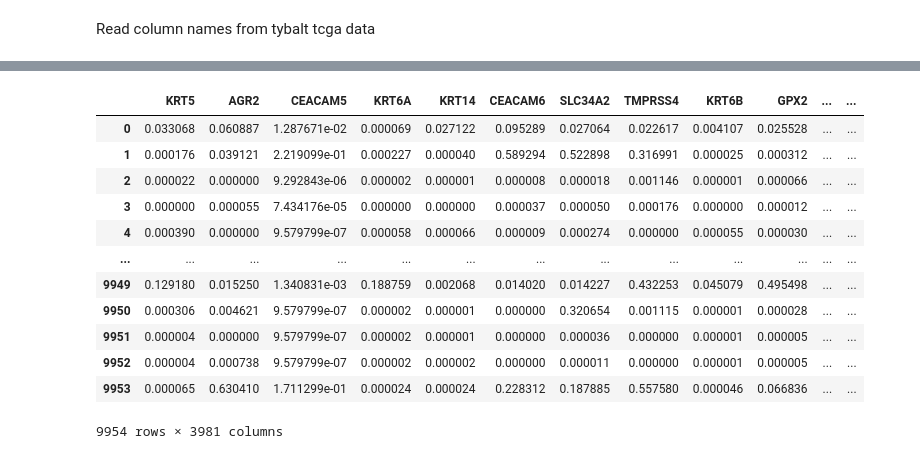
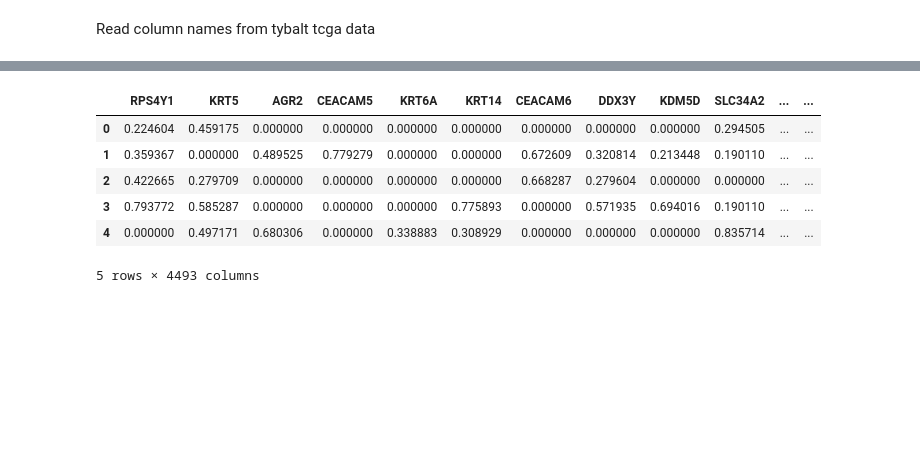
Before and after one commit to aschoudry/VAE_prject, a Jupyter notebook: data_preprocessing.ipynb, the cells around one changed output, grey strips where cells are left out. Drawn from its saved outputs; the diff is of its cells as text; code cells hidden in the pictures; blank space fills up the shorter version.

```diff
--- a/data_preprocessing.ipynb
+++ b/data_preprocessing.ipynb
@@ -43,0 +19,14 @@ gene_ids.head()
+# %%
+# Commit from https://github.com/cognoma/genes
+genes_commit = 'ad9631bb4e77e2cdc5413b0d77cb8f7e93fc5bee'
+# %%
+url = 'https://raw.githubusercontent.com/cognoma/genes/{}/data/genes.tsv'.format(genes_commit)
+gene_df = pd.read_table(url)
+
+# Only consider protein-coding genes
+gene_df = (
+    gene_df.query("gene_type == 'protein-coding'")
+)
+
+print(gene_df.shape)
+gene_df.head(2)
@@ -44,5 +38,5 @@ gene_ids.head()
 # %%
-gene_dict = {str(i):j for i,j in zip(gene_ids['entrezgene_id'],gene_ids['hgnc_symbol'])}
+gene_dict = {str(i):j for i,j in zip(gene_df['entrez_gene_id'], gene_df['symbol'])}
 # %%
 tcga_gene_column_ids = [i for i in tcga_df.columns[1:] if i in gene_dict.keys()]
 target_gene_column_ids = [i for i in target_df.columns[1:] if i in gene_dict.keys()]
@@ -86,4 +80,4 @@ tcga_df_sorted = np.log(tcga_df_sorted + 1)
 # %%
-target_df_sorted = target_df_sorted / target_df_sorted.std()
-target_df_sorted = np.log(target_df_sorted + 1)
+#target_df_sorted = target_df_sorted / target_df_sorted.std()
+#target_df_sorted = np.log(target_df_sorted + 1)
 # %%
@@ -137,16 +114,10 @@ Series([], Name: KRT5, dtype: float64)
 # %%
-tcga_df_sort
+target_df_sort.head()
 # %% [output]
-|  | KRT5 | AGR2 | CEACAM5 | KRT6A | KRT14 | CEACAM6 | SLC34A2 | TMPRSS4 | KRT6B | GPX2 | ... | ... |
-| 0 | 0.033068 | 0.060887 | 1.287671e-02 | 0.000069 | 0.027122 | 0.095289 | 0.027064 | 0.022617 | 0.004107 | 0.025528 | ... | ... |
-| 1 | 0.000176 | 0.039121 | 2.219099e-01 | 0.000227 | 0.000040 | 0.589294 | 0.522898 | 0.316991 | 0.000025 | 0.000312 | ... | ... |
-| 2 | 0.000022 | 0.000000 | 9.292843e-06 | 0.000002 | 0.000001 | 0.000008 | 0.000018 | 0.001146 | 0.000001 | 0.000066 | ... | ... |
-| 3 | 0.000000 | 0.000055 | 7.434176e-05 | 0.000000 | 0.000000 | 0.000037 | 0.000050 | 0.000176 | 0.000000 | 0.000012 | ... | ... |
-| 4 | 0.000390 | 0.000000 | 9.579799e-07 | 0.000058 | 0.000066 | 0.000009 | 0.000274 | 0.000000 | 0.000055 | 0.000030 | ... | ... |
-| ... | ... | ... | ... | ... | ... | ... | ... | ... | ... | ... | ... | ... |
-| 9949 | 0.129180 | 0.015250 | 1.340831e-03 | 0.188759 | 0.002068 | 0.014020 | 0.014227 | 0.432253 | 0.045079 | 0.495498 | ... | ... |
-| 9950 | 0.000306 | 0.004621 | 9.579799e-07 | 0.000002 | 0.000001 | 0.000000 | 0.320654 | 0.001115 | 0.000001 | 0.000028 | ... | ... |
-| 9951 | 0.000004 | 0.000000 | 9.579799e-07 | 0.000002 | 0.000001 | 0.000000 | 0.000036 | 0.000000 | 0.000001 | 0.000005 | ... | ... |
-| 9952 | 0.000004 | 0.000738 | 9.579799e-07 | 0.000002 | 0.000002 | 0.000000 | 0.000011 | 0.000000 | 0.000001 | 0.000005 | ... | ... |
-| 9953 | 0.000065 | 0.630410 | 1.711299e-01 | 0.000024 | 0.000024 | 0.228312 | 0.187885 | 0.557580 | 0.000046 | 0.066836 | ... | ... |
+|  | RPS4Y1 | KRT5 | AGR2 | CEACAM5 | KRT6A | KRT14 | CEACAM6 | DDX3Y | KDM5D | SLC34A2 | ... | ... |
+| 0 | 0.224604 | 0.459175 | 0.000000 | 0.000000 | 0.000000 | 0.000000 | 0.000000 | 0.000000 | 0.000000 | 0.294505 | ... | ... |
+| 1 | 0.359367 | 0.000000 | 0.489525 | 0.779279 | 0.000000 | 0.000000 | 0.672609 | 0.320814 | 0.213448 | 0.190110 | ... | ... |
+| 2 | 0.422665 | 0.279709 | 0.000000 | 0.000000 | 0.000000 | 0.000000 | 0.668287 | 0.279604 | 0.000000 | 0.000000 | ... | ... |
+| 3 | 0.793772 | 0.585287 | 0.000000 | 0.000000 | 0.000000 | 0.775893 | 0.000000 | 0.571935 | 0.694016 | 0.190110 | ... | ... |
+| 4 | 0.000000 | 0.497171 | 0.680306 | 0.000000 | 0.338883 | 0.308929 | 0.000000 | 0.000000 | 0.000000 | 0.835714 | ... | ... |
-9954 rows × 3981 columns
+5 rows × 4493 columns
```
Also changed, not shown: parts of 14 cells of this notebook, 4 other files.
